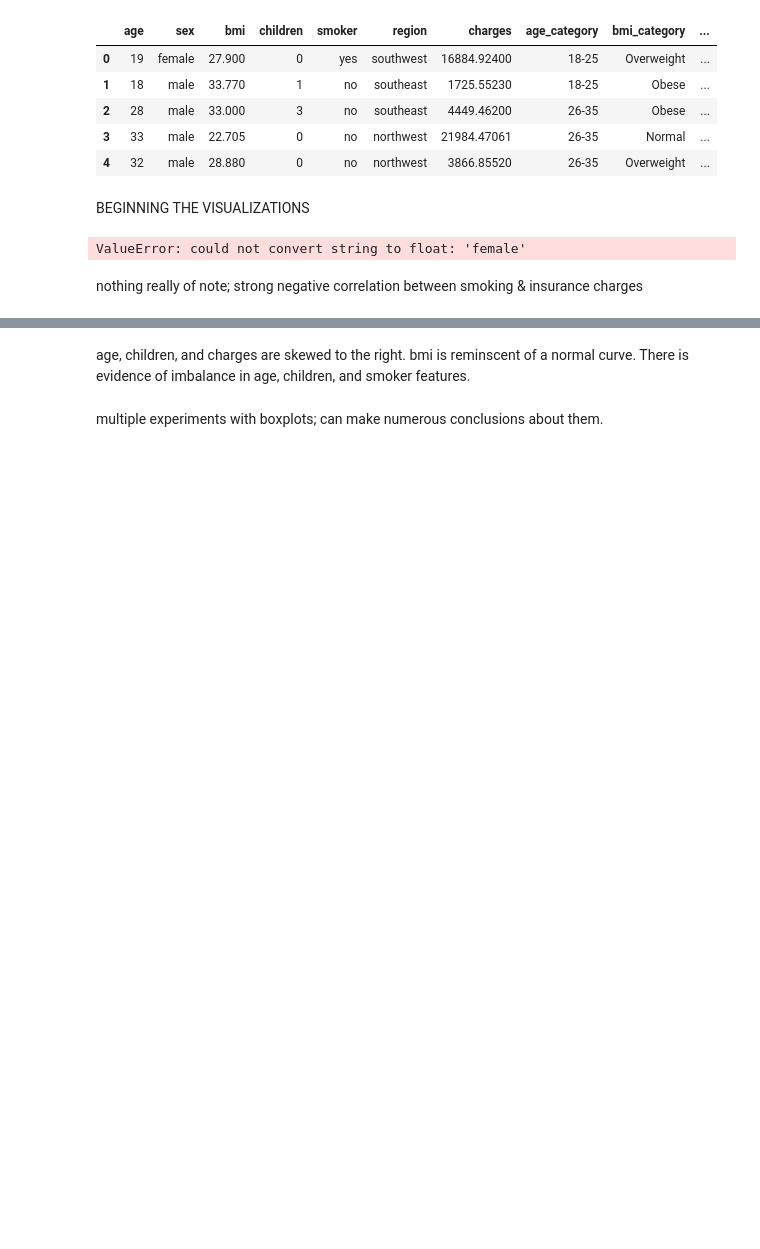
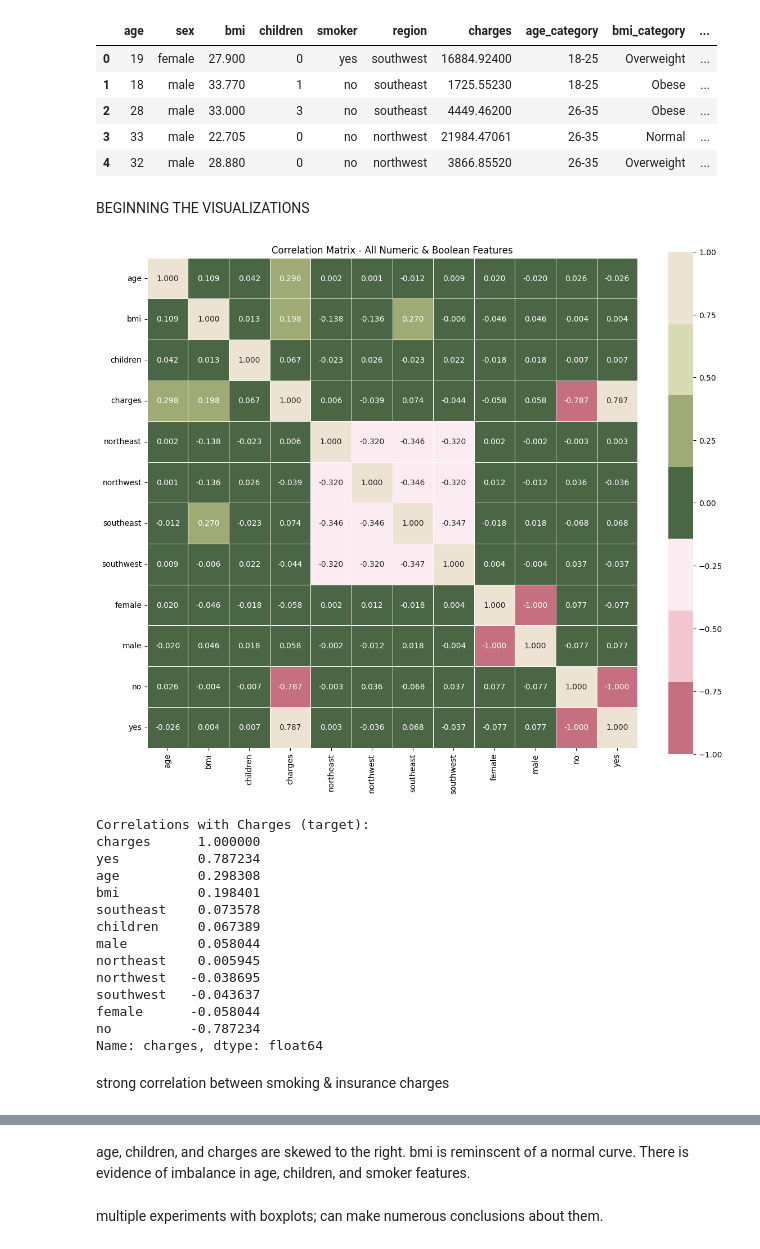
Before and after one commit to Mikayla-ds2/insurance_ml, a Jupyter notebook: model.ipynb, the cells around one changed output, grey strips where cells are left out. Saved outputs shown, nothing was run; the diff lists cells and outputs as text; code cells hidden in the pictures; blank space fills up the shorter version.

```diff
--- a/model.ipynb
+++ b/model.ipynb
@@ -109,16 +109,35 @@ BEGINNING THE VISUALIZATIONS
 # for all my plots
 palette = [ '#C66F80', '#F4C7D0','#FCEBF1', '#4A6644', '#9FAA74', '#D7DAB3', '#ECE3D2']
 customCmap = ListedColormap(palette)
-# %%
-corr = data.corr()
-
-plt.figure(figsize=[12, 8])
-sns.heatmap(corr, annot=True, fmt='.4f', cmap=customCmap)
-plt.title('Correlation Matrix of Variables')
-plt.show()
-# %% [output]
-ValueError: could not convert string to float: 'female'
+# %%
+# correlation matrix
+correlation_matrix = data.select_dtypes(include=["number", "bool"]).corr()
+plt.figure(figsize=(12,10))
+sns.heatmap(correlation_matrix, annot=True, cmap=customCmap,
+            fmt='.3f', square=True, linewidths=0.5)
+plt.title('Correlation Matrix - All Numeric & Boolean Features',)
+plt.tight_layout()
+plt.show()
+
+print("\nCorrelations with Charges (target):")
+print(correlation_matrix['charges'].sort_values(ascending=False))
+# %% [output]
+[figure, added]
+Correlations with Charges (target):
+charges      1.000000
+yes          0.787234
+age          0.298308
+bmi          0.198401
+southeast    0.073578
+children     0.067389
+male         0.058044
+northeast    0.005945
+northwest   -0.038695
+southwest   -0.043637
+female      -0.058044
+no          -0.787234
+Name: charges, dtype: float64
 # %% [markdown]
-nothing really of note; strong negative correlation between smoking & insurance charges
+strong correlation between smoking & insurance charges
 # %%
 # histograms
```
Also changed, not shown: parts of 19 cells of this notebook, 2 other files.
